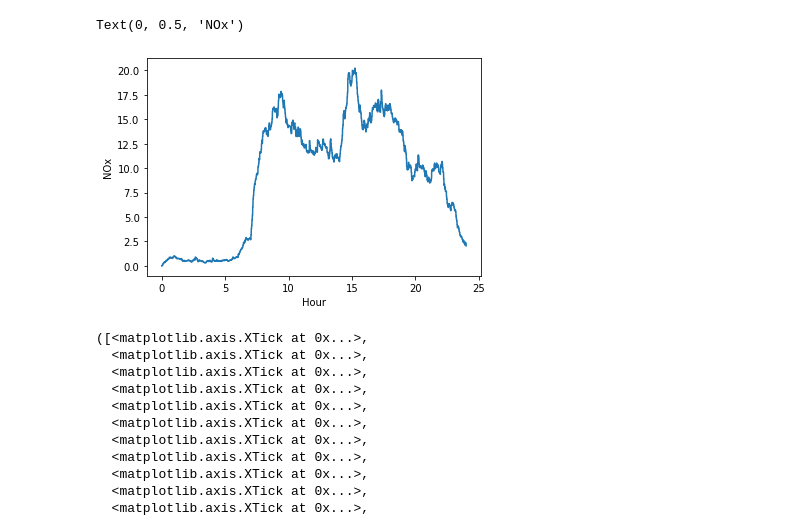
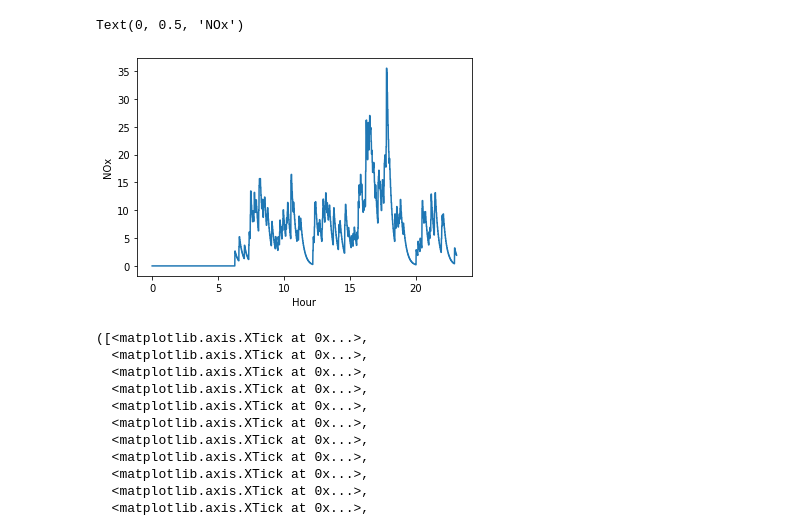
Before and after one commit to Mika412/AI4EU-RL-Trondheim, a Jupyter notebook: notebooks/SUMO - Analyze emissions.ipynb, the cells around one changed output. Cells and saved outputs as stored; diff of their text form; code cells hidden in the pictures.

```diff
--- a/notebooks/SUMO - Analyze emissions.ipynb
+++ b/notebooks/SUMO - Analyze emissions.ipynb
@@ -5,28 +5,33 @@ import pandas as pd
 import matplotlib.pyplot as plt
 import numpy as np
 # %%
-data = pd.read_csv('../outputs/small/backup5/emissions.csv', delimiter=',', engine='python')
+data = pd.read_csv('../outputs/small_extended/emissions.csv', delimiter=',', engine='python')
 #data = pd.read_csv('../outputs/2020-04-17 15:51:45.231760/simulations/2020-04-17 15:51:45.231871/emissions.csv', delimiter=',', engine='python')
 
 #############
 #Map small
 #Torget - poly_79
+#############
+#Map small_extended
+#Torget - poly_125
+#Elgeseter - poly_120
+#Bakke Kirke - poly_174
 #############
 #Map main
 #Torget - poly_494
 #Elgeseter - poly_488
 #Bakke kirke - poly_639
 #E6 Tiller -
 
-data_torget_cell = data[data.Cell == 'poly_79']
+data_torget_cell = data[data.Cell == 'poly_125']
 
 plt.plot(data_torget_cell.Timestep/3600,data_torget_cell.NOx)
 plt.xlabel("Hour")
 plt.ylabel("NOx")
 #plt.savefig('torget_sim.png',format='png')
 # %% [output]
 Text(0, 0.5, 'NOx')
-[figure, old version]
+[figure, new version]
 # %%
 inputFile = open('torvet_2502.json')
 data = json.load(inputFile)
```
Also changed, not shown: parts of 3 cells of this notebook, 20 other files.
